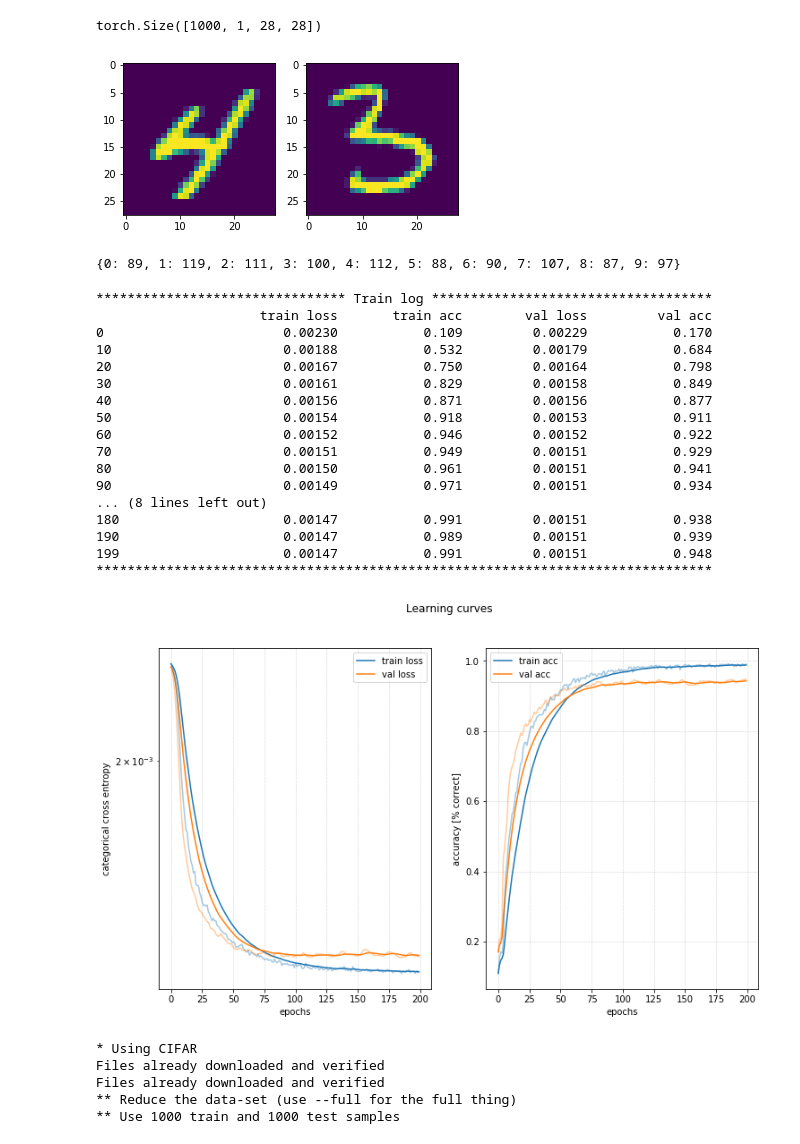
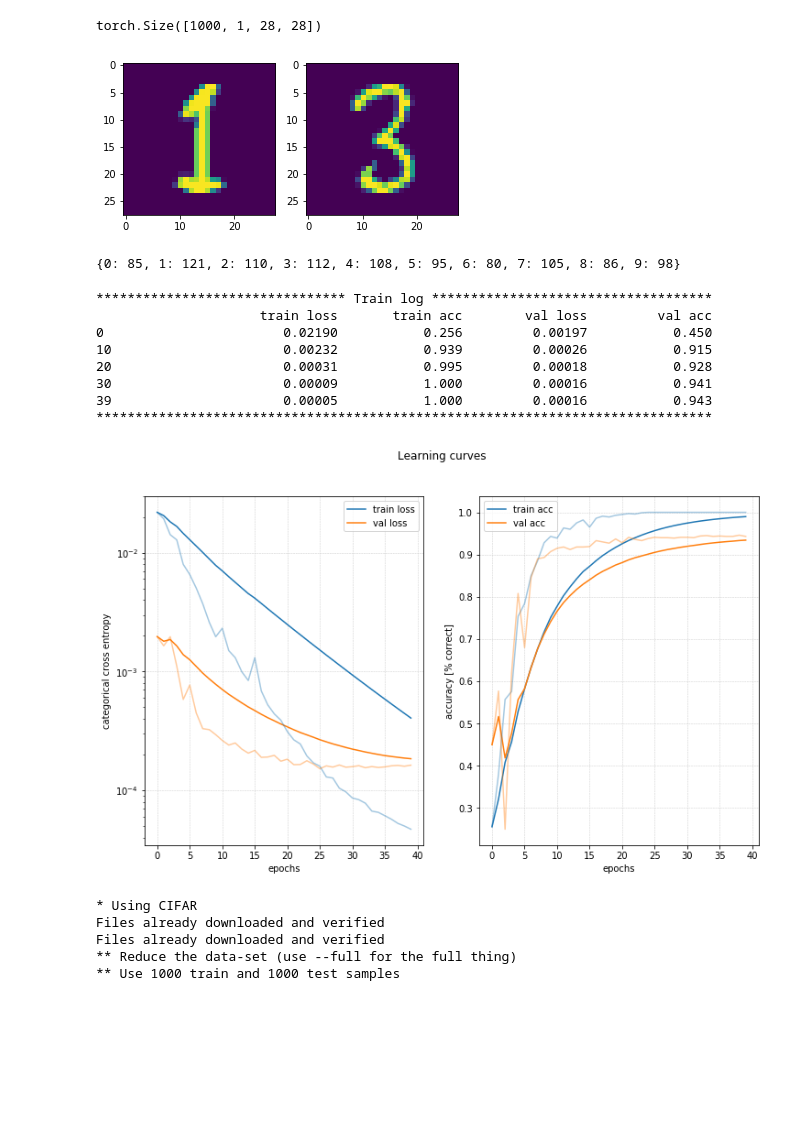
Before and after one commit to palexlee/DeepWololo, a Jupyter notebook: baseline.ipynb, the cells around one changed output. Saved outputs shown, nothing was run; the diff lists cells and outputs as text; code cells hidden in the pictures; blank space fills up the shorter version.

```diff
--- a/baseline.ipynb
+++ b/baseline.ipynb
@@ -43,7 +43,24 @@ test_dataset = (test_input, test_target)
 in_channels = train_input.shape[1]
 out_channels = 10
 
-LeNet_gen = lambda : nn.Sequential(
+class Net(nn.Module):
+    def __init__(self):
+        super(Net, self).__init__()
+        self.conv1 = nn.Conv2d(1, 32, kernel_size = 5)
+        self.conv2 = nn.Conv2d(32, 64, kernel_size = 5)
+        self.fc1 = nn.Linear(256, 200)
+        self.fc2 = nn.Linear(200, 10)
+
+    def forward(self, x):
+        x = F.relu(F.max_pool2d(self.conv1(x), kernel_size = 3))
+        x = F.relu(F.max_pool2d(self.conv2(x), kernel_size = 2))
+        x = x.view(x.size(0), -1)
+        x = F.relu(self.fc1(x))
+        x = self.fc2(x)
+        return x
+
+LeNet_gen = lambda : Net()
+LeNet_gen2 = lambda : nn.Sequential(
         nn.Conv2d(in_channels, 6, kernel_size=(5, 5)),
         nn.ReLU(),
         nn.MaxPool2d(kernel_size=2),
@@ -125,7 +133,7 @@ test_input.shape
 # %% [output]
 torch.Size([1000, 1, 28, 28])
 # %%
-def generate_biasedset(train_dataset, test_dataset, bias=0.1, plot=False):
+def generate_biasedset(train_dataset, test_dataset, bias=0.2, plot=False):
     train_input = train_dataset[0]
     train_target = train_dataset[1]
     test_input = test_dataset[0]
@@ -154,7 +162,7 @@ def generate_biasedset(train_dataset, test_dataset, bias=0.1, plot=False):
 # %%
 biased_dataset = generate_biasedset(train_dataset, test_dataset, plot=True)
 # %% [output]
-[figure, old version]
+[figure, new version]
 # %%
 target_classes = np.array(biased_dataset[1].tolist())
 unique, counts = np.unique(target_classes, return_counts=True)
@@ -162,37 +170,28 @@ unique, counts = np.unique(target_classes, return_counts=True)
 print(dict(zip(unique, counts)))
 crossEntropyClassesWeigths = Tensor(counts/len(target_classes))
 # %% [output]
-{0: 89, 1: 119, 2: 111, 3: 100, 4: 112, 5: 88, 6: 90, 7: 107, 8: 87, 9: 97}
+{0: 85, 1: 121, 2: 110, 3: 112, 4: 108, 5: 95, 6: 80, 7: 105, 8: 86, 9: 98}
 # %%
 crit_fun = lambda input_, target : (input_, target)
 y_hat_fun = lambda y: y.argmax(1)
 
 LeNet = LeNet_gen()
 loss_fun = nn.CrossEntropyLoss(weight=crossEntropyClassesWeigths)
-learning_rate = 0.005
+learning_rate = 0.1
 
-mt = ModelTrainer(LeNet, loss_fun, optim.Adam(LeNet.parameters(), lr=learning_rate), y_hat_fun, crit_fun)
-hist = mt.fit(train_dataset, biased_dataset, epochs=200, batch_size=None, verbose=10)
+mt = ModelTrainer(LeNet, loss_fun, optim.SGD(LeNet.parameters(), lr=learning_rate), y_hat_fun, crit_fun)
+hist = mt.fit(train_dataset, biased_dataset, epochs=40, batch_size=100, verbose=10)
 mt.plot_training("Learning curves")
 # %% [output]
 ******************************** Train log ************************************
                      train loss       train acc        val loss         val acc
-0                       0.00230           0.109         0.00229           0.170
-10                      0.00188           0.532         0.00179           0.684
-20                      0.00167           0.750         0.00164           0.798
-30                      0.00161           0.829         0.00158           0.849
-40                      0.00156           0.871         0.00156           0.877
-50                      0.00154           0.918         0.00153           0.911
-60                      0.00152           0.946         0.00152           0.922
-70                      0.00151           0.949         0.00151           0.929
-80                      0.00150           0.961         0.00151           0.941
-90                      0.00149           0.971         0.00151           0.934
-... (8 lines left out)
-180                     0.00147           0.991         0.00151           0.938
-190                     0.00147           0.989         0.00151           0.939
-199                     0.00147           0.991         0.00151           0.948
+0                       0.02190           0.256         0.00197           0.450
+10                      0.00232           0.939         0.00026           0.915
+20                      0.00031           0.995         0.00018           0.928
+30                      0.00009           1.000         0.00016           0.941
+39                      0.00005           1.000         0.00016           0.943
 *******************************************************************************
-[figure, old version]
+[figure, new version]
 # %%
 criterion = nn.CrossEntropyLoss()
 optimizer = optim.Adamax(alexnet.parameters(), lr=0.001)
```
Also changed, not shown: parts of 2 cells of this notebook, 3 other files.
